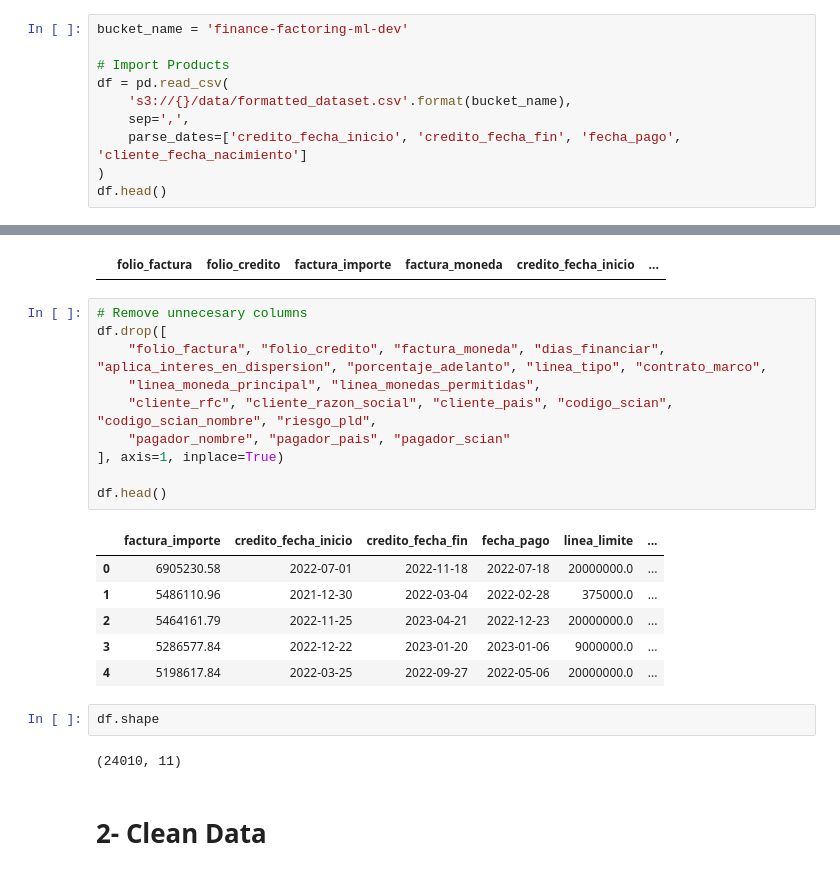
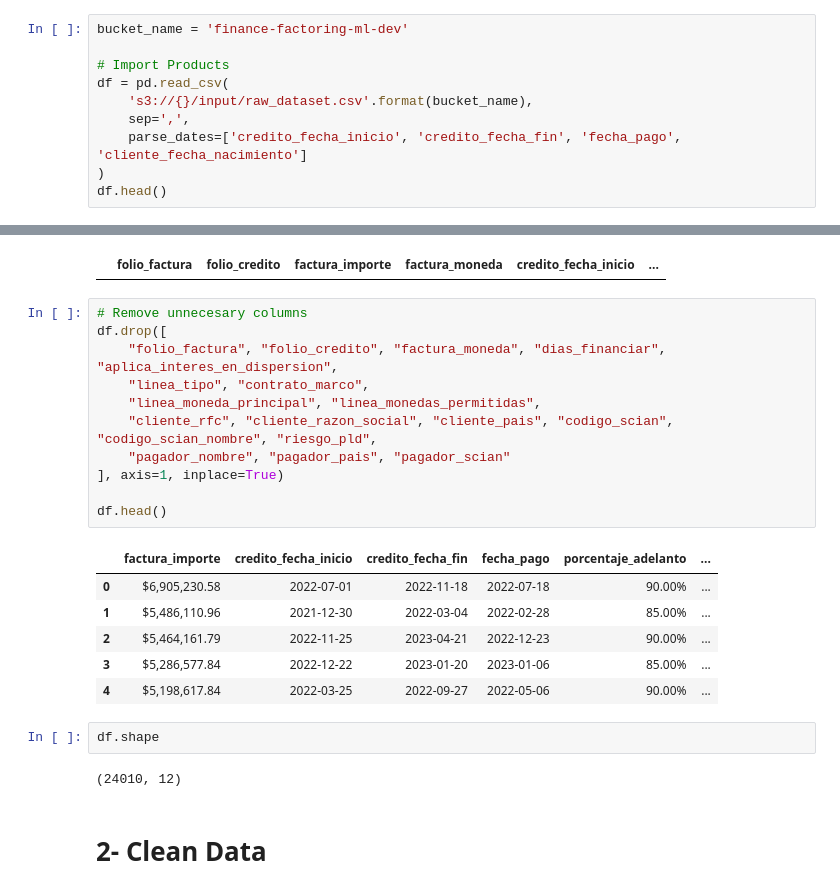
Before and after one commit to jrolopez20/blu-ml, a Jupyter notebook: 2- Data preparation.ipynb, the cells around one changed output, grey strips where cells are left out. Drawn from its saved outputs; the diff is of its cells as text.

```diff
--- a/2- Data preparation.ipynb
+++ b/2- Data preparation.ipynb
@@ -22,7 +22,7 @@ bucket_name = 'finance-factoring-ml-dev'
 
 # Import Products
 df = pd.read_csv(
-    's3://{}/data/formatted_dataset.csv'.format(bucket_name),
+    's3://{}/input/raw_dataset.csv'.format(bucket_name),
     sep=',',
     parse_dates=['credito_fecha_inicio', 'credito_fecha_fin', 'fecha_pago', 'cliente_fecha_nacimiento']
 )
@@ -74,24 +74,25 @@ Number of duplicate records: 0
 # %%
 # Remove unnecesary columns
 df.drop([
-    "folio_factura", "folio_credito", "factura_moneda", "dias_financiar", "aplica_interes_en_dispersion", "porcentaje_adelanto", "linea_tipo", "contrato_marco",
+    "folio_factura", "folio_credito", "factura_moneda", "dias_financiar", "aplica_interes_en_dispersion",
+    "linea_tipo", "contrato_marco",
     "linea_moneda_principal", "linea_monedas_permitidas",
     "cliente_rfc", "cliente_razon_social", "cliente_pais", "codigo_scian", "codigo_scian_nombre", "riesgo_pld",
     "pagador_nombre", "pagador_pais", "pagador_scian"
 ], axis=1, inplace=True)
 
 df.head()
 # %% [output]
-|  | factura_importe | credito_fecha_inicio | credito_fecha_fin | fecha_pago | linea_limite | ... |
-| 0 | 6905230.58 | 2022-07-01 | 2022-11-18 | 2022-07-18 | 20000000.0 | ... |
-| 1 | 5486110.96 | 2021-12-30 | 2022-03-04 | 2022-02-28 | 375000.0 | ... |
-| 2 | 5464161.79 | 2022-11-25 | 2023-04-21 | 2022-12-23 | 20000000.0 | ... |
-| 3 | 5286577.84 | 2022-12-22 | 2023-01-20 | 2023-01-06 | 9000000.0 | ... |
-| 4 | 5198617.84 | 2022-03-25 | 2022-09-27 | 2022-05-06 | 20000000.0 | ... |
+|  | factura_importe | credito_fecha_inicio | credito_fecha_fin | fecha_pago | porcentaje_adelanto | ... |
+| 0 | $6,905,230.58 | 2022-07-01 | 2022-11-18 | 2022-07-18 | 90.00% | ... |
+| 1 | $5,486,110.96 | 2021-12-30 | 2022-03-04 | 2022-02-28 | 85.00% | ... |
+| 2 | $5,464,161.79 | 2022-11-25 | 2023-04-21 | 2022-12-23 | 90.00% | ... |
+| 3 | $5,286,577.84 | 2022-12-22 | 2023-01-20 | 2023-01-06 | 85.00% | ... |
+| 4 | $5,198,617.84 | 2022-03-25 | 2022-09-27 | 2022-05-06 | 90.00% | ... |
 # %%
 df.shape
 # %% [output]
-(24010, 11)
+(24010, 12)
 # %% [markdown]
 # 2- Clean Data
 # %% [markdown]
```
Also changed, not shown: parts of 30 cells of this notebook, 7 other files.
